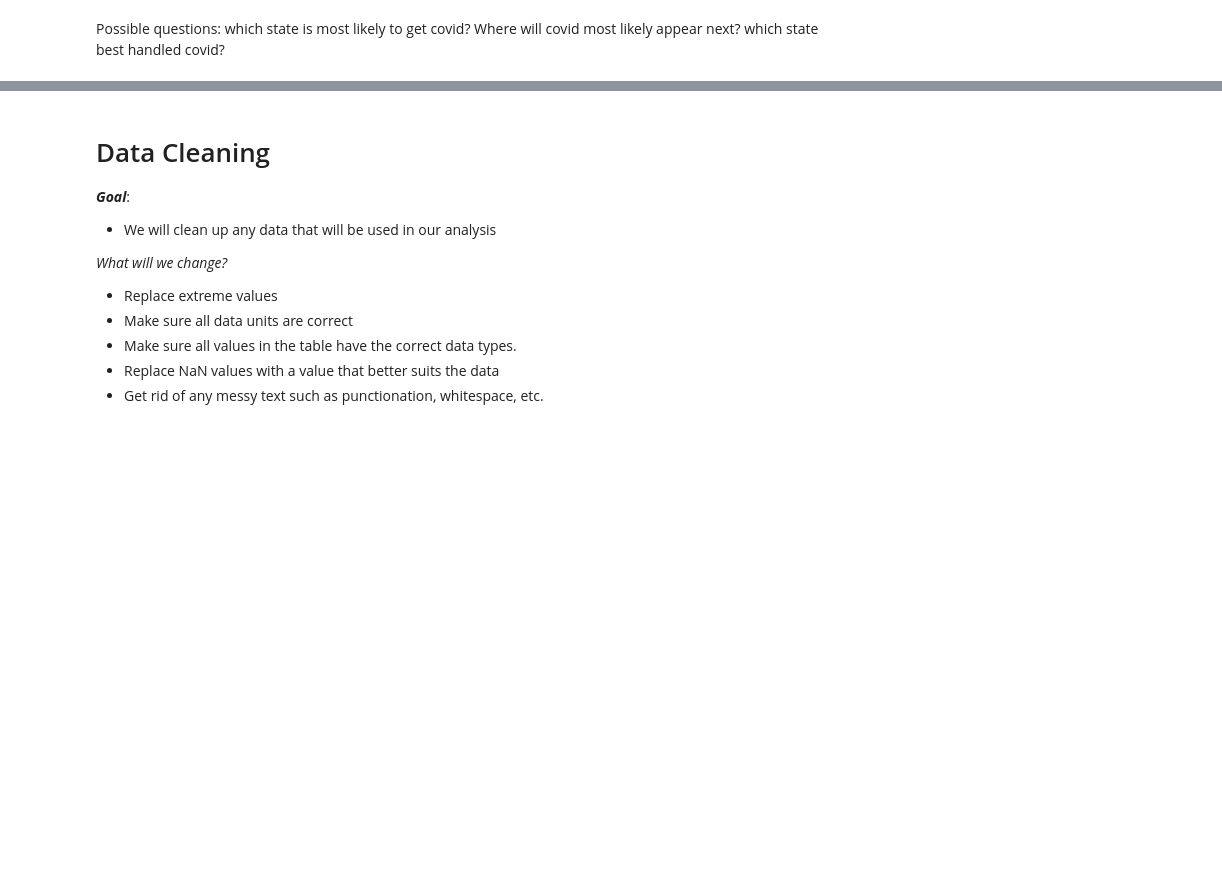
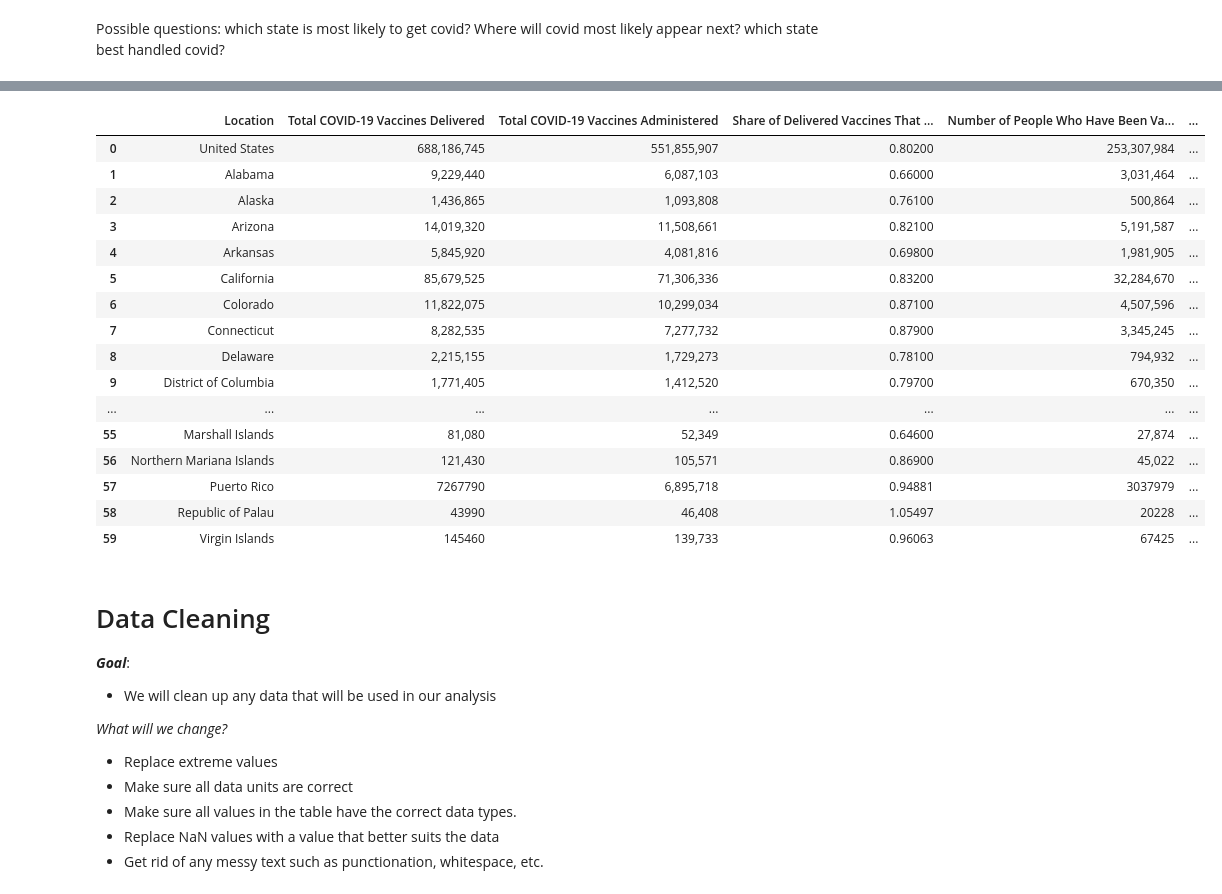
Before and after one commit to syao2017/Covid_Tracker, a Jupyter notebook: Project1.ipynb, the cells around one changed output, grey strips where cells are left out. Drawn from its saved outputs; the diff is of its cells as text; code cells hidden in the pictures; blank space fills up the shorter version.

```diff
--- a/Project1.ipynb
+++ b/Project1.ipynb
@@ -76,3 +87,23 @@ casesAndDeaths
+# %%
+vaccinations
+# %% [output]
+|  | Location | Total COVID-19 Vaccines Delivered | Total COVID-19 Vaccines Administered | Share of Delivered Vaccines That ... | Number of People Who Have Been Va... | ... |
+| 0 | United States | 688,186,745 | 551,855,907 | 0.80200 | 253,307,984 | ... |
+| 1 | Alabama | 9,229,440 | 6,087,103 | 0.66000 | 3,031,464 | ... |
+| 2 | Alaska | 1,436,865 | 1,093,808 | 0.76100 | 500,864 | ... |
+| 3 | Arizona | 14,019,320 | 11,508,661 | 0.82100 | 5,191,587 | ... |
+| 4 | Arkansas | 5,845,920 | 4,081,816 | 0.69800 | 1,981,905 | ... |
+| 5 | California | 85,679,525 | 71,306,336 | 0.83200 | 32,284,670 | ... |
+| 6 | Colorado | 11,822,075 | 10,299,034 | 0.87100 | 4,507,596 | ... |
+| 7 | Connecticut | 8,282,535 | 7,277,732 | 0.87900 | 3,345,245 | ... |
+| 8 | Delaware | 2,215,155 | 1,729,273 | 0.78100 | 794,932 | ... |
+| 9 | District of Columbia | 1,771,405 | 1,412,520 | 0.79700 | 670,350 | ... |
+| ... | ... | ... | ... | ... | ... | ... |
+| 55 | Marshall Islands | 81,080 | 52,349 | 0.64600 | 27,874 | ... |
+| 56 | Northern Mariana Islands | 121,430 | 105,571 | 0.86900 | 45,022 | ... |
+| 57 | Puerto Rico | 7267790 | 6,895,718 | 0.94881 | 3037979 | ... |
+| 58 | Republic of Palau | 43990 | 46,408 | 1.05497 | 20228 | ... |
+| 59 | Virgin Islands | 145460 | 139,733 | 0.96063 | 67425 | ... |
 # %% [markdown]
 # Data Cleaning
 
```
Also changed, not shown: parts of 9 cells of this notebook.
